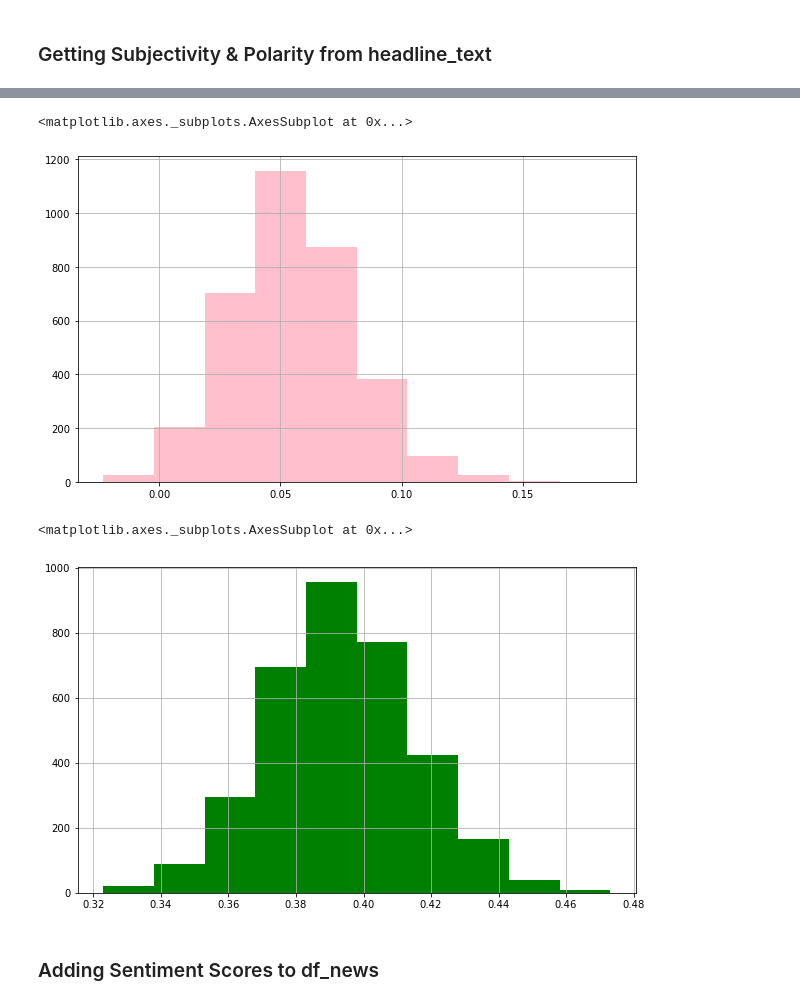
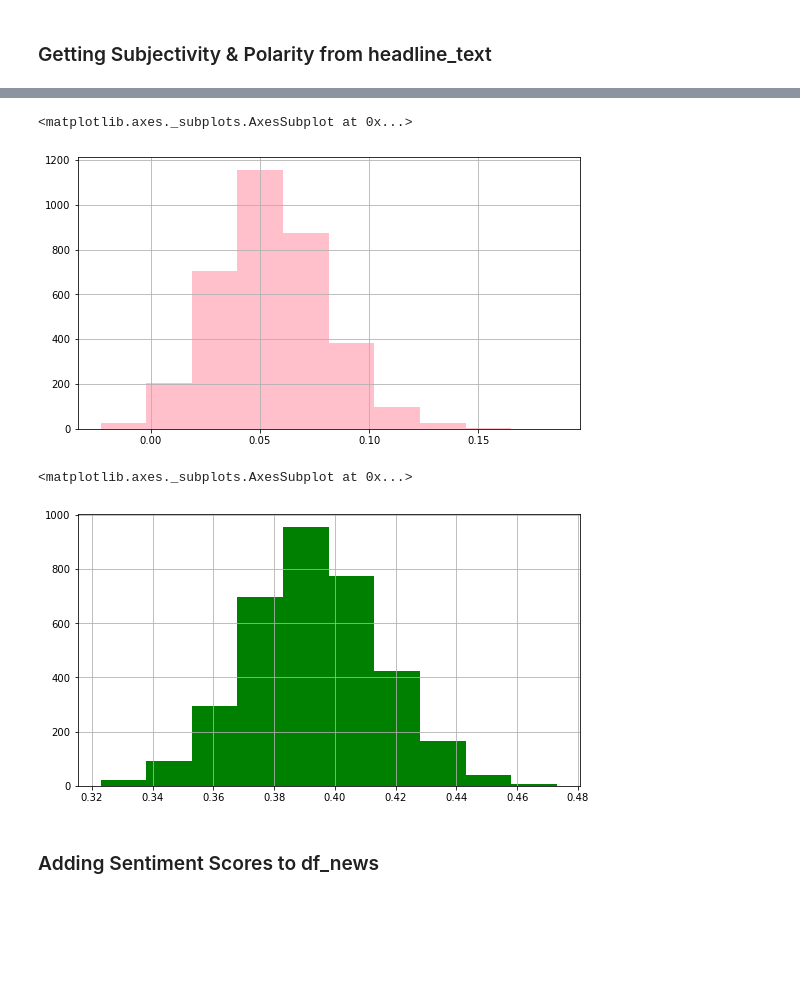
Before and after one commit to Hassan-Ik/Stock_Market_Prediciton_using_Numerical_and_Textual_Analysis, a Jupyter notebook: Stock_Market_Prediction_using_Numerical_and_Textual_Analysis.ipynb, the cells around one changed output, grey strips where cells are left out. Cells and saved outputs as stored; diff of their text form; code cells hidden in the pictures; blank space fills up the shorter version.

```diff
--- a/Stock_Market_Prediction_using_Numerical_and_Textual_Analysis.ipynb
+++ b/Stock_Market_Prediction_using_Numerical_and_Textual_Analysis.ipynb
@@ -59,5 +61,5 @@ True
 # %%
-df = pd.read_csv('india-news-headlines.csv')
+df = pd.read_csv('../india-news-headlines.csv')
 df.head()
 # %% [output]
 |  | publish_date | headline_category | headline_text |
@@ -224,15 +203,15 @@ See the caveats in the documentation: https://pandas.pydata.org/pandas-docs/stab
 # %%
-plt.figure(figsize = (10,6))
+plt.figure(figsize = (9,5))
 df_news['Polarity'].hist(color = 'pink')
 # %% [output]
 <matplotlib.axes._subplots.AxesSubplot at 0x...>
-[figure, old version]
+[figure, new version]
 # %%
-plt.figure(figsize = (10,6))
+plt.figure(figsize = (9,5))
 df_news['Subjectivity'].hist(color = 'green')
 # %% [output]
 <matplotlib.axes._subplots.AxesSubplot at 0x...>
-[figure, old version]
+[figure, new version]
 # %% [markdown]
 ### Adding Sentiment Scores to df_news
 # %%
```
Also changed, not shown: parts of 50 cells of this notebook.
